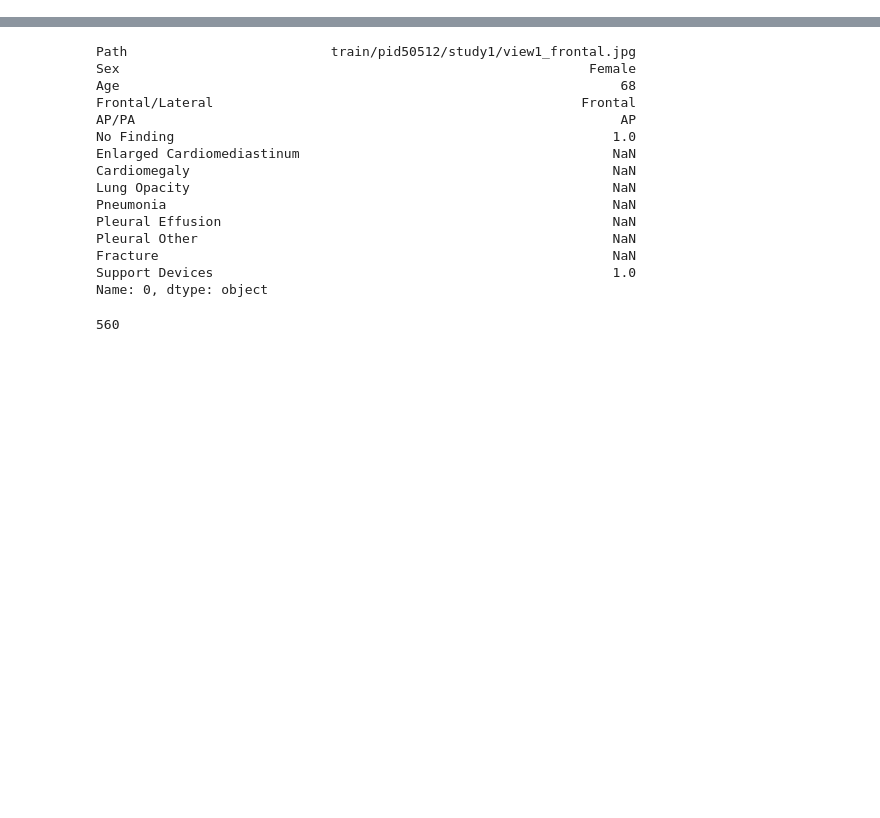
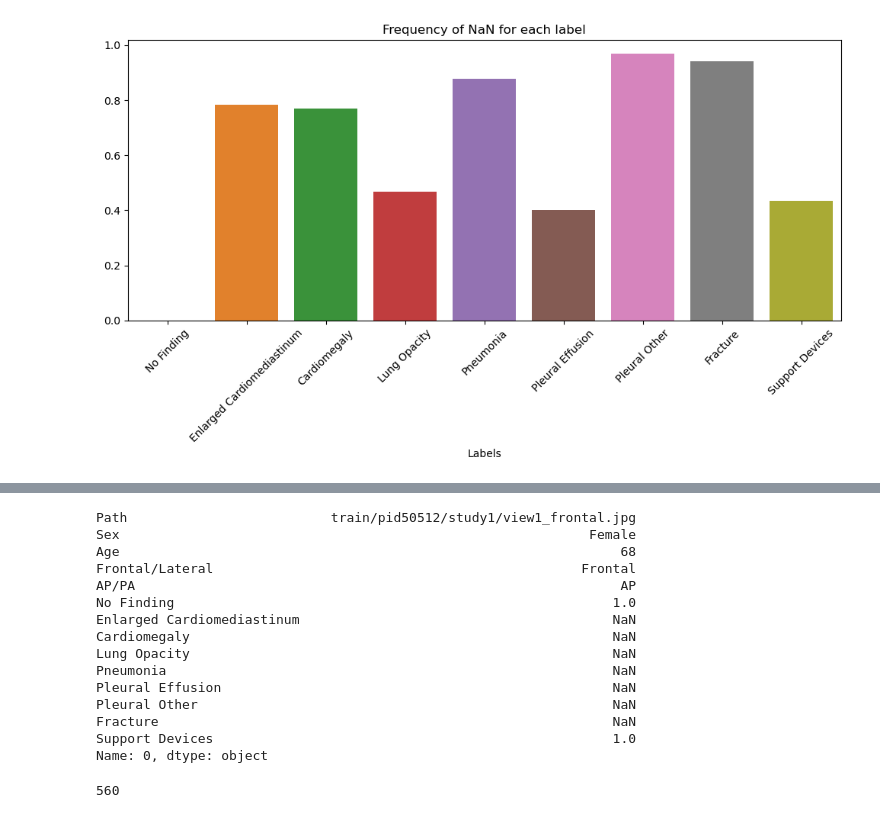
Before and after one commit to etmaca5/CS156b, a Jupyter notebook: data_analysis.ipynb, the cells around one changed output, grey strips where cells are left out. Drawn from its saved outputs; the diff is of its cells as text; code cells hidden in the pictures; blank space fills up the shorter version.

```diff
--- a/data_analysis.ipynb
+++ b/data_analysis.ipynb
@@ -32,0 +54,20 @@ labels
+# %%
+df_a = pd.read_csv("labels/labels.csv")
+labels_of_interest = ['No Finding', 'Enlarged Cardiomediastinum', 'Cardiomegaly', 'Lung Opacity', 'Pneumonia',
+                      'Pleural Effusion', 'Pleural Other', 'Fracture', 'Support Devices']
+df = df_a[labels_of_interest]
+
+
+label_counts = df.apply(lambda x: (pd.isna(x)).sum()) / df.shape[0]
+
+
+# Plotting the bar chart
+plt.figure(figsize=(10, 6))
+sns.barplot(x=label_counts.index, y=label_counts.values)
+plt.title('Frequency of NaN for each label')
+plt.xlabel('Labels')
+plt.xticks(rotation=45)
+plt.tight_layout()
+plt.show()
+# %% [output]
+[figure, added]
```
Also changed, not shown: parts of 8 cells of this notebook, 11 other files.
